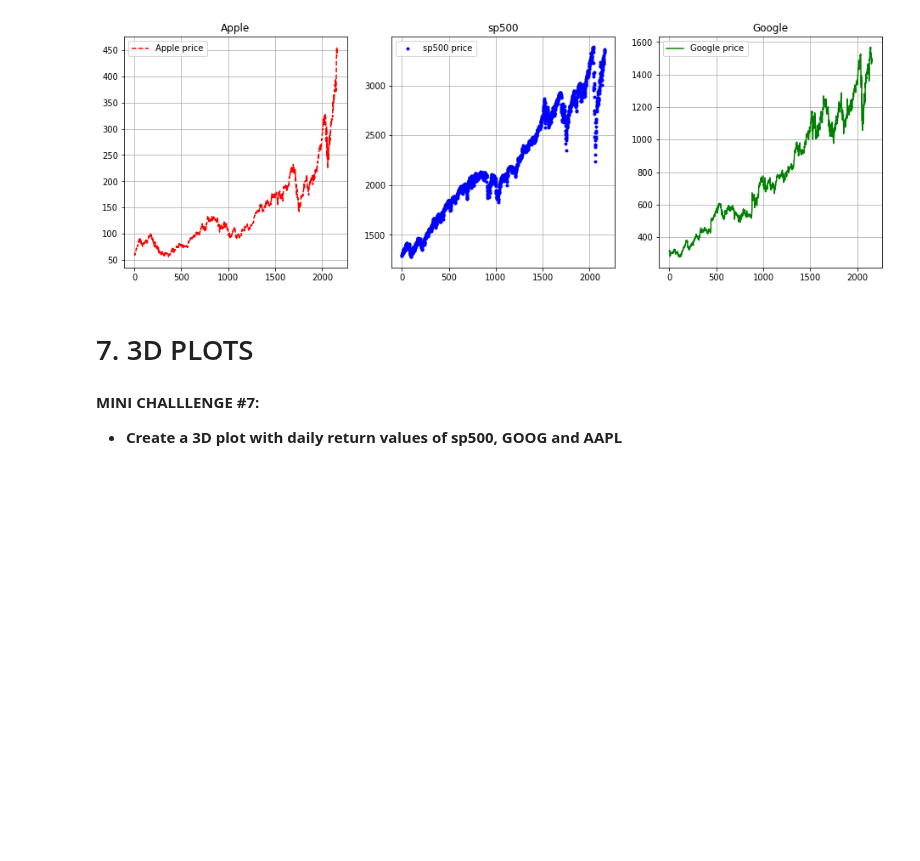
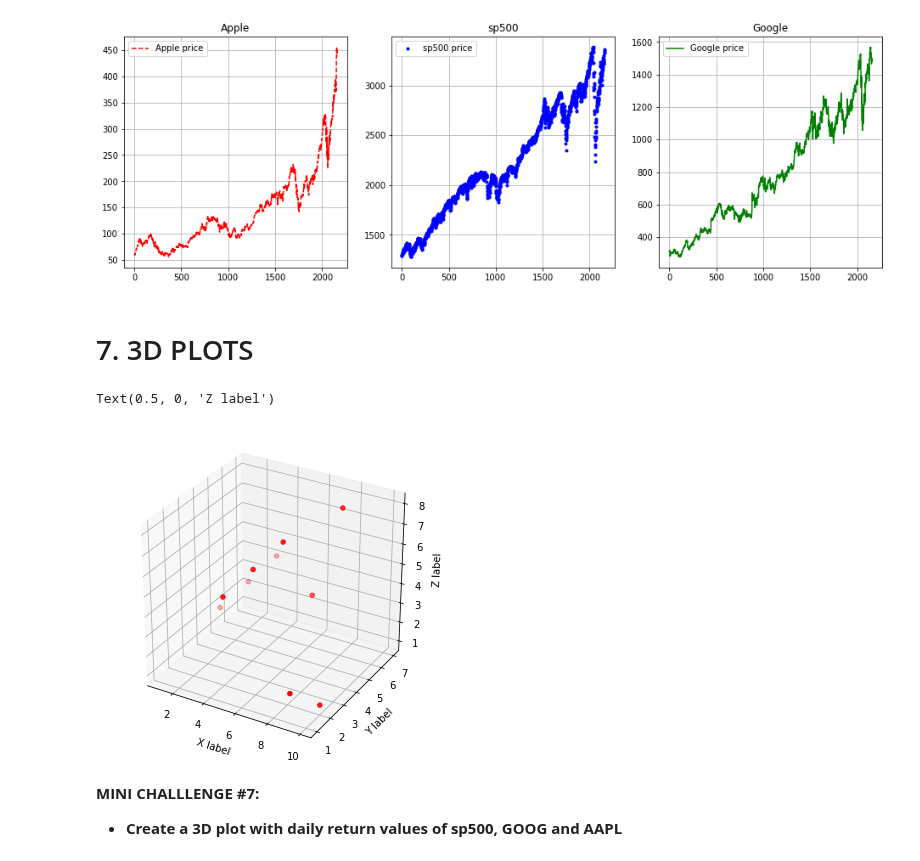
Before and after one commit to LinaSachuk/The-Complete-Python-and-Machine-Learning-for-Financial-Analysis, a Jupyter notebook: 9_Python_101_Data_Visualization_with_matplotlib.ipynb, the cells around one changed output. Cells and saved outputs as stored; diff of their text form; code cells hidden in the pictures; blank space fills up the shorter version.

```diff
--- a/9_Python_101_Data_Visualization_with_matplotlib.ipynb
+++ b/9_Python_101_Data_Visualization_with_matplotlib.ipynb
@@ -282,3 +278,25 @@ plt.legend(['Google price'])
+# %%
+# Toolkits are collections of application-specific functions that extend Matplotlib.
+# mpl_toolkits.mplot3d provides tools for basic 3D plotting.
+# https://matplotlib.org/mpl_toolkits/index.html
+
+
+from mpl_toolkits.mplot3d import Axes3D
+
+fig = plt.figure(figsize=(6, 6))
+ax = fig.add_subplot(111, projection = '3d')
+
+x = [1, 2, 3, 4, 5, 6, 7, 8, 9, 10]
+y = [5, 6, 7, 2, 3, 4, 5, 6, 1, 2]
+z = [2, 3, 4, 5, 6, 7, 4 ,8 , 2, 1]
+
+ax.scatter(x, y, z, c = 'r', marker = 'o')
+ax.set_xlabel('X label')
+ax.set_ylabel('Y label')
+ax.set_zlabel('Z label')
+# %% [output]
+Text(0.5, 0, 'Z label')
+[figure, added]
 # %% [markdown]
 **MINI CHALLLENGE #7:**
 - **Create a 3D plot with daily return values of sp500, GOOG and AAPL**
```
Also changed, not shown: parts of 4 cells of this notebook.
